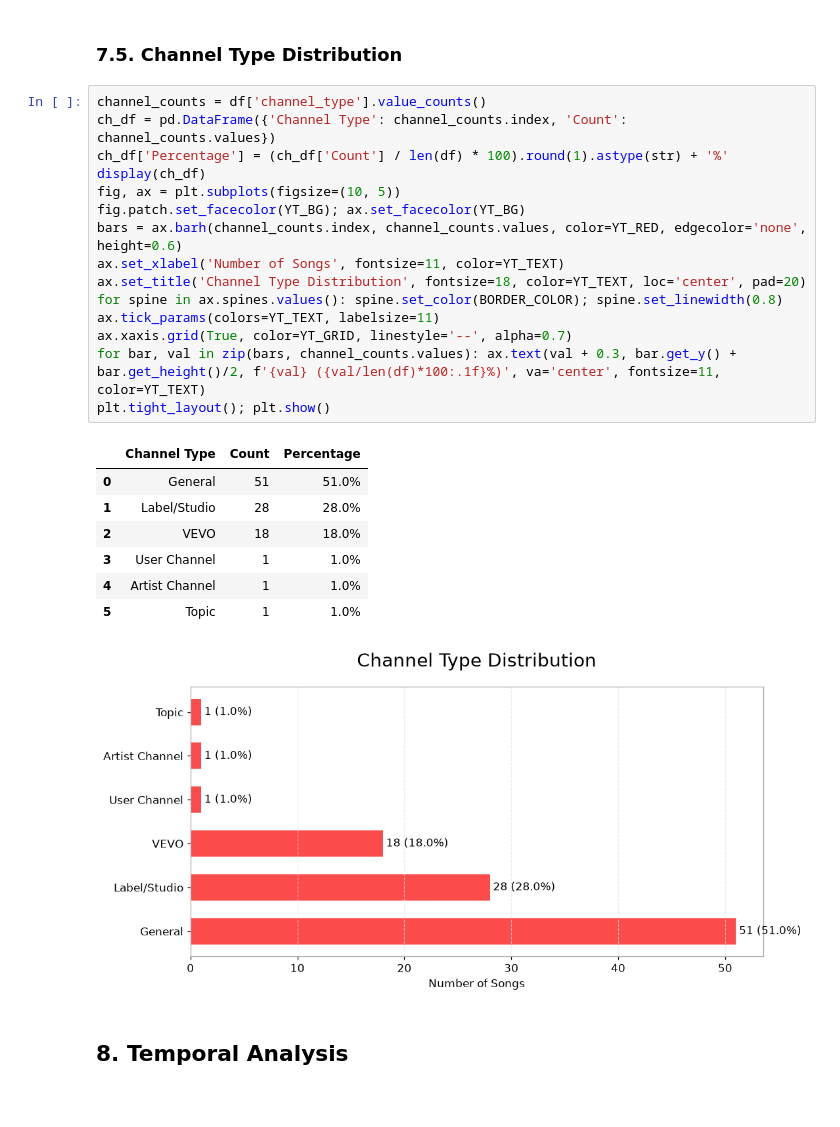
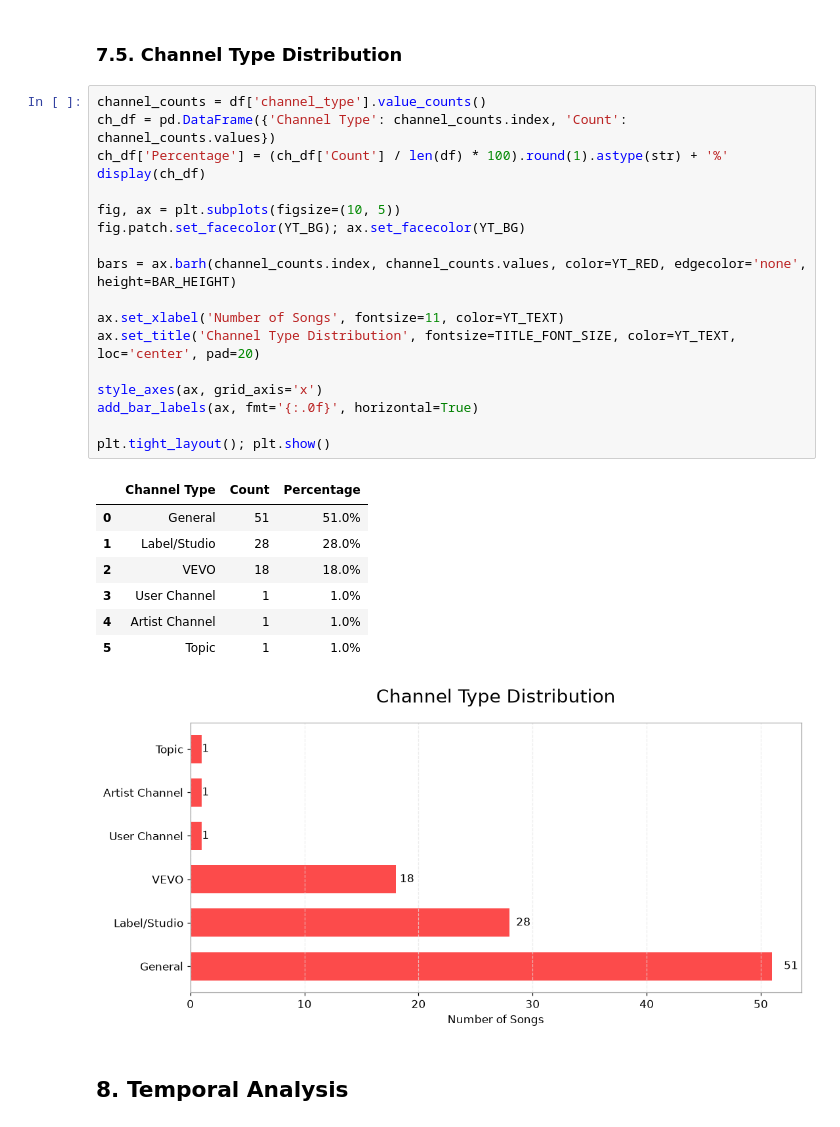
Before and after one commit to adroguetth/youtube-music-charts-intelligence, a Jupyter notebook: notebook_en/weekly/youtube_charts_2026-W46.ipynb, the cells around one changed output. Saved outputs shown, nothing was run; the diff lists cells and outputs as text.

```diff
--- a/notebook_en/weekly/youtube_charts_2026-W46.ipynb
+++ b/notebook_en/weekly/youtube_charts_2026-W46.ipynb
@@ -613,27 +766,30 @@ plt.tight_layout(); plt.show()
 # %%
 channel_counts = df['channel_type'].value_counts()
 ch_df = pd.DataFrame({'Channel Type': channel_counts.index, 'Count': channel_counts.values})
 ch_df['Percentage'] = (ch_df['Count'] / len(df) * 100).round(1).astype(str) + '%'
 display(ch_df)
+
 fig, ax = plt.subplots(figsize=(10, 5))
 fig.patch.set_facecolor(YT_BG); ax.set_facecolor(YT_BG)
-bars = ax.barh(channel_counts.index, channel_counts.values, color=YT_RED, edgecolor='none', height=0.6)
+
+bars = ax.barh(channel_counts.index, channel_counts.values, color=YT_RED, edgecolor='none', height=BAR_HEIGHT)
+
 ax.set_xlabel('Number of Songs', fontsize=11, color=YT_TEXT)
-ax.set_title('Channel Type Distribution', fontsize=18, color=YT_TEXT, loc='center', pad=20)
-for spine in ax.spines.values(): spine.set_color(BORDER_COLOR); spine.set_linewidth(0.8)
-ax.tick_params(colors=YT_TEXT, labelsize=11)
-ax.xaxis.grid(True, color=YT_GRID, linestyle='--', alpha=0.7)
-for bar, val in zip(bars, channel_counts.values): ax.text(val + 0.3, bar.get_y() + bar.get_height()/2, f'{val} ({val/len(df)*100:.1f}%)', va='center', fontsize=11, color=YT_TEXT)
+ax.set_title('Channel Type Distribution', fontsize=TITLE_FONT_SIZE, color=YT_TEXT, loc='center', pad=20)
+
+style_axes(ax, grid_axis='x')
+add_bar_labels(ax, fmt='{:.0f}', horizontal=True)
+
 plt.tight_layout(); plt.show()
 # %% [output]
 |  | Channel Type | Count | Percentage |
 | 0 | General | 51 | 51.0% |
 | 1 | Label/Studio | 28 | 28.0% |
 | 2 | VEVO | 18 | 18.0% |
 | 3 | User Channel | 1 | 1.0% |
 | 4 | Artist Channel | 1 | 1.0% |
 | 5 | Topic | 1 | 1.0% |
-[figure, old version]
+[figure, new version]
 # %% [markdown]
 ## 8. Temporal Analysis
 # %%
```
Also changed, not shown: parts of 21 cells of this notebook, 1 other file.
